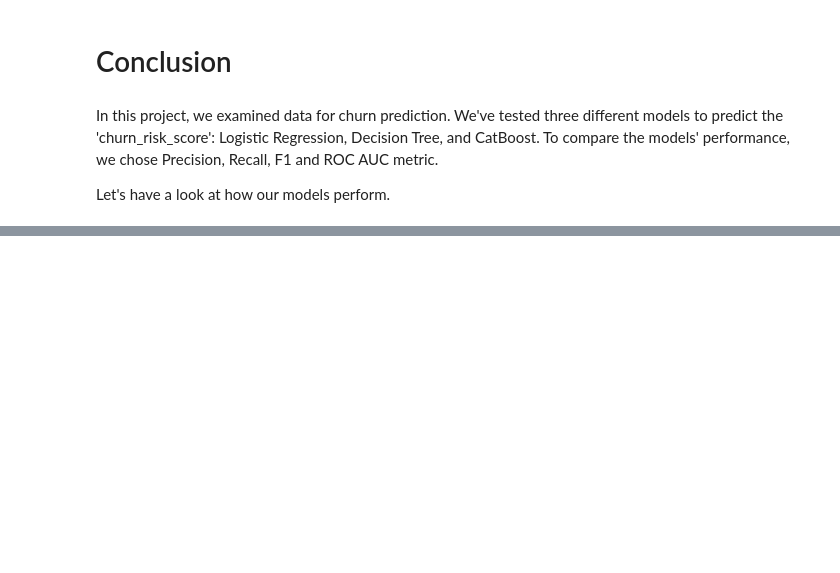
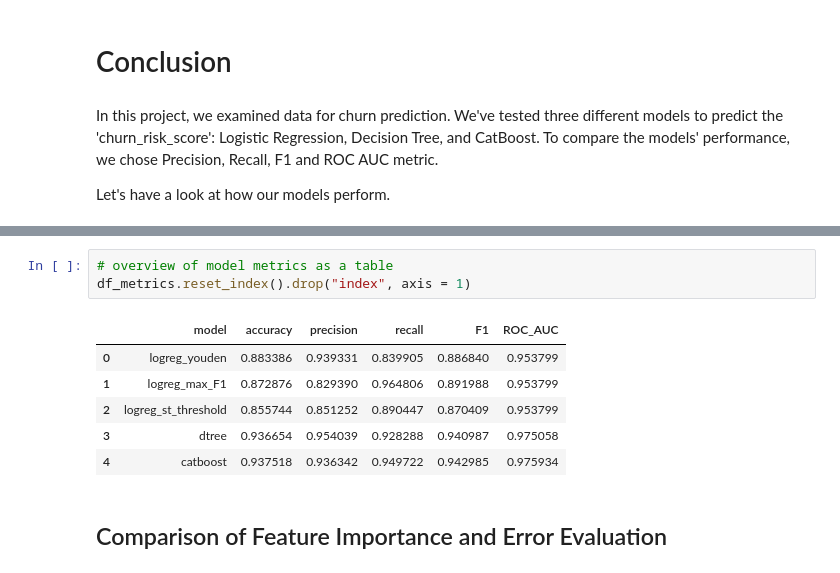
Before and after one commit to forster-j/churn-prediction, a Jupyter notebook: 07_conclusion.ipynb, the cells around one changed output, grey strips where cells are left out. Drawn from its saved outputs; the diff is of its cells as text; blank space fills up the shorter version.

```diff
--- a/07_conclusion.ipynb
+++ b/07_conclusion.ipynb
@@ -126,0 +52,12 @@ explain threshold and scores from Logist Regression
+# %%
+# overview of model metrics as a table
+df_metrics.reset_index().drop("index", axis = 1)
+# %% [output]
+|  | model | accuracy | precision | recall | F1 | ROC_AUC |
+| 0 | logreg_youden | 0.883386 | 0.939331 | 0.839905 | 0.886840 | 0.953799 |
+| 1 | logreg_max_F1 | 0.872876 | 0.829390 | 0.964806 | 0.891988 | 0.953799 |
+| 2 | logreg_st_threshold | 0.855744 | 0.851252 | 0.890447 | 0.870409 | 0.953799 |
+| 3 | dtree | 0.936654 | 0.954039 | 0.928288 | 0.940987 | 0.975058 |
+| 4 | catboost | 0.937518 | 0.936342 | 0.949722 | 0.942985 | 0.975934 |
+# %% [markdown]
+## Comparison of Feature Importance and Error Evaluation
```
Also changed, not shown: parts of 16 cells of this notebook, 1 other file.
